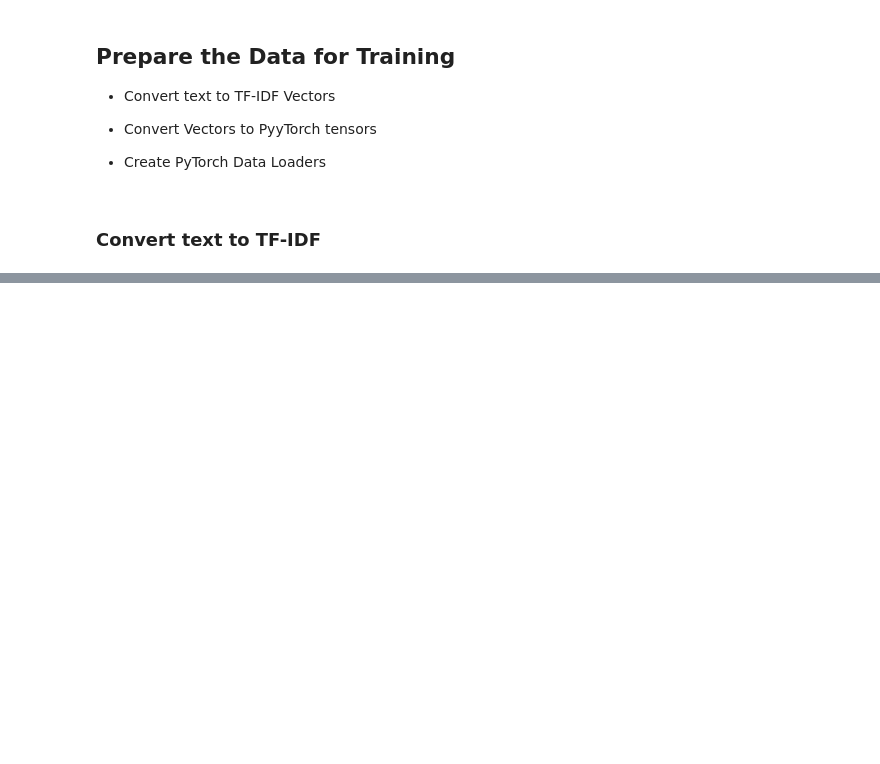
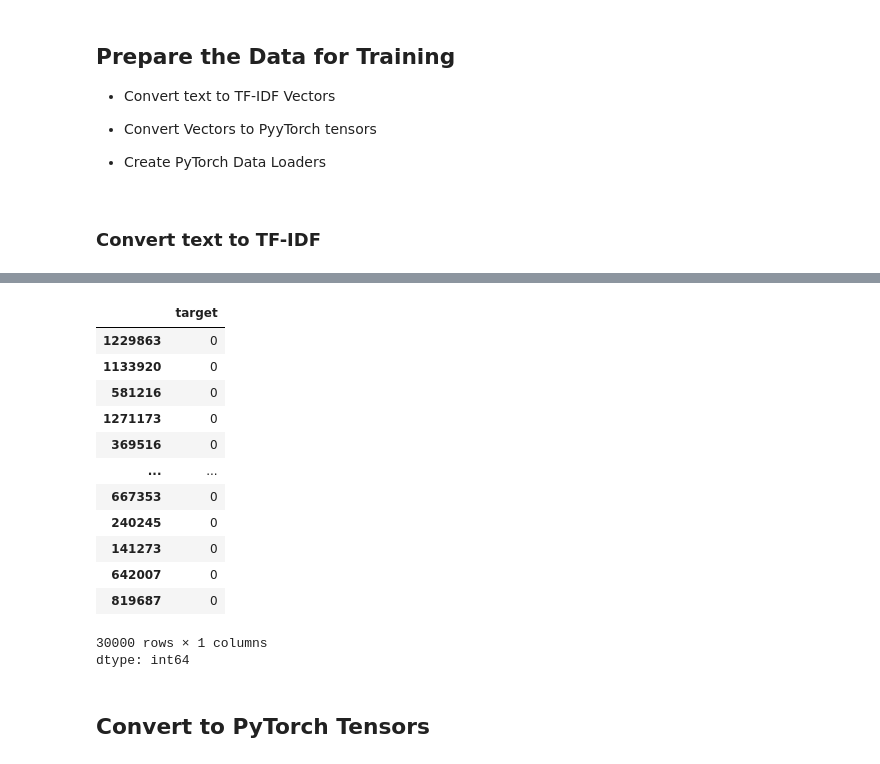
Before and after one commit to thugge254/Neural-Networks-and-Deep-Learning-with-PyTorch, a Jupyter notebook: Neural_Networks_and_Deep_Learning.ipynb, the cells around one changed output, grey strips where cells are left out. Drawn from its saved outputs; the diff is of its cells as text; code cells hidden in the pictures; blank space fills up the shorter version.

```diff
--- a/Neural_Networks_and_Deep_Learning.ipynb
+++ b/Neural_Networks_and_Deep_Learning.ipynb
@@ -145,0 +326,19 @@ vectorizer = TfidfVectorizer()
+# %%
+val_targets
+# %% [output]
+|  | target |
+| 1229863 | 0 |
+| 1133920 | 0 |
+| 581216 | 0 |
+| 1271173 | 0 |
+| 369516 | 0 |
+| ... | ... |
+| 667353 | 0 |
+| 240245 | 0 |
+| 141273 | 0 |
+| 642007 | 0 |
+| 819687 | 0 |
+30000 rows × 1 columns
+dtype: int64
+# %% [markdown]
+## Convert to PyTorch Tensors
```
Also changed, not shown: parts of 50 cells of this notebook.
